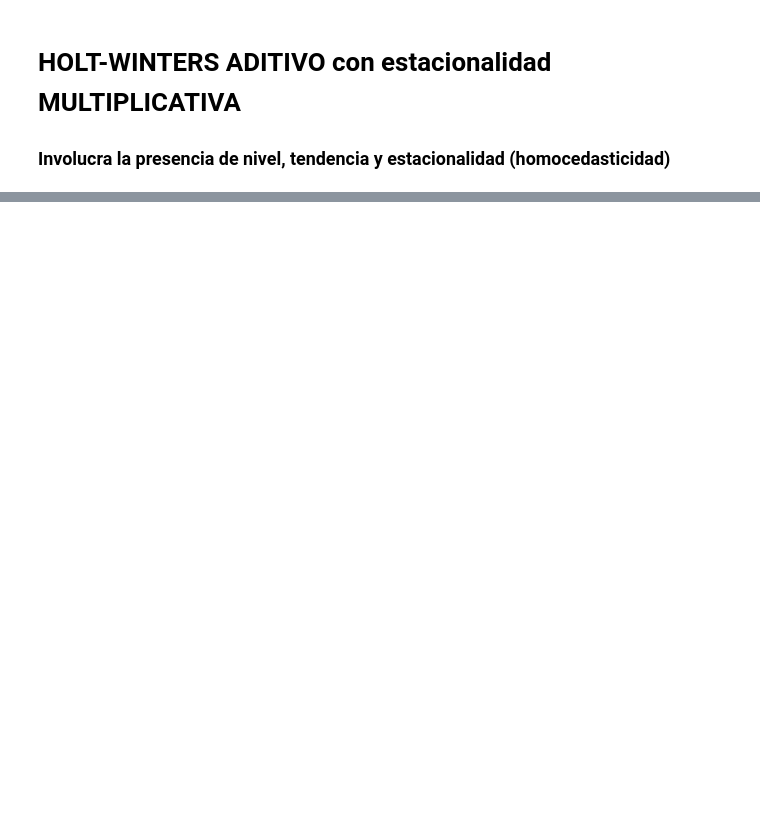
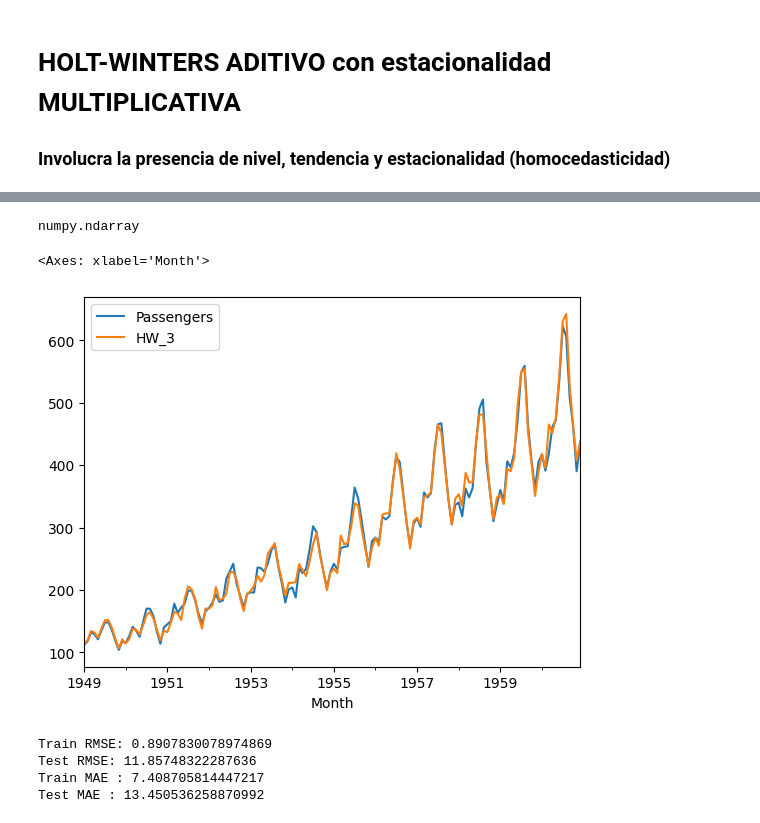
Before and after one commit to JairRamosG/Lazy, a Jupyter notebook: holt_winters_model.ipynb, the cells around one changed output, grey strips where cells are left out. Saved outputs shown, nothing was run; the diff lists cells and outputs as text; code cells hidden in the pictures; blank space fills up the shorter version.

```diff
--- a/holt_winters_model.ipynb
+++ b/holt_winters_model.ipynb
@@ -54,0 +143,35 @@ holt_winters_2 =
+# %%
+# Establecimiento de los indices
+index_train = df.index <= train.index[-1]
+index_test = df.index > train.index[-1]
+type(index_test)
+# %% [output]
+numpy.ndarray
+# %%
+# Creacion del objeto pero ahora todo es multiplicativo
+hw_3 = ExponentialSmoothing(train['Passengers'],
+                            initialization_method='legacy-heuristic',
+                            trend = 'mul',
+                            seasonal= 'mul',
+                            seasonal_periods=periodos)
+# %%
+res = hw_3.fit()
+# %%
+df.loc[index_train, 'HW_3'] = res.fittedvalues
+df.loc[index_test, 'HW_3'] = res.forecast(n_test)
+# %%
+df[['Passengers', 'HW_3']].plot()
+# %% [output]
+<Axes: xlabel='Month'>
+[figure, added]
+# %%
+print(F"Train RMSE: {rmse_medida(train['Passengers'], res.fittedvalues)}")
+print(F"Test RMSE: {rmse_medida(test['Passengers'], res.forecast(n_test))}")
+
+print(F"Train MAE : {mae_medida(train['Passengers'], res.fittedvalues)}")
+print(F"Test MAE : {mae_medida(test['Passengers'], res.forecast(n_test))}")
+# %% [output]
+Train RMSE: 0.8907830078974869
+Test RMSE: 11.85748322287636
+Train MAE : 7.408705814447217
+Test MAE : 13.450536258870992
```
Also changed, not shown: parts of 16 cells of this notebook.
